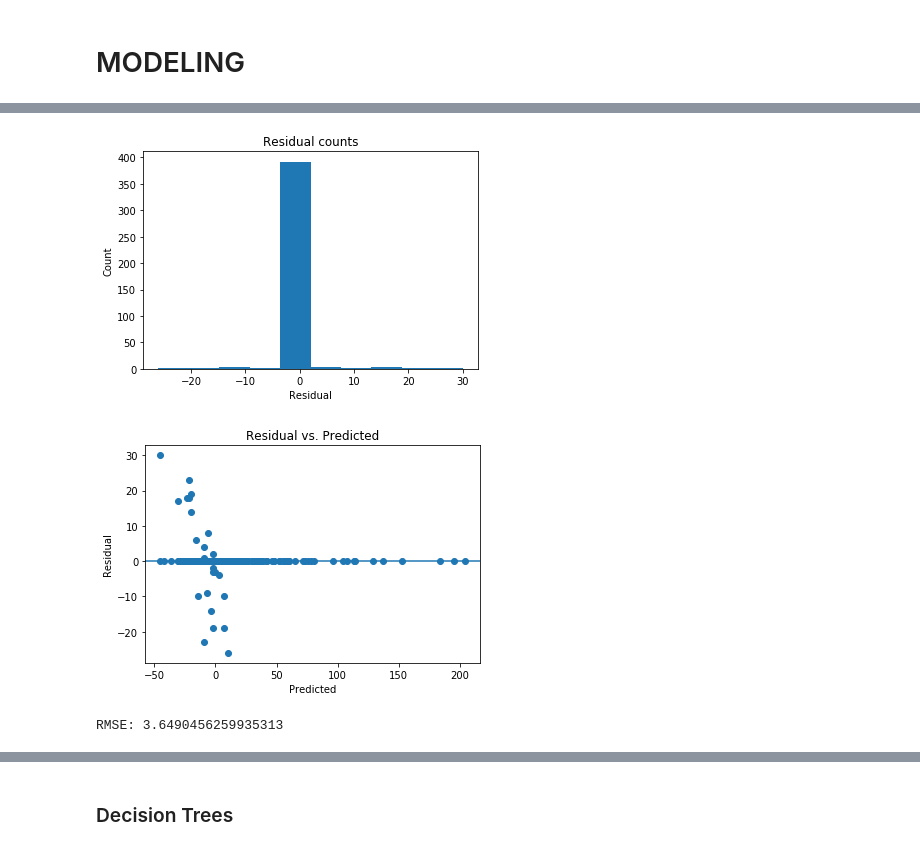
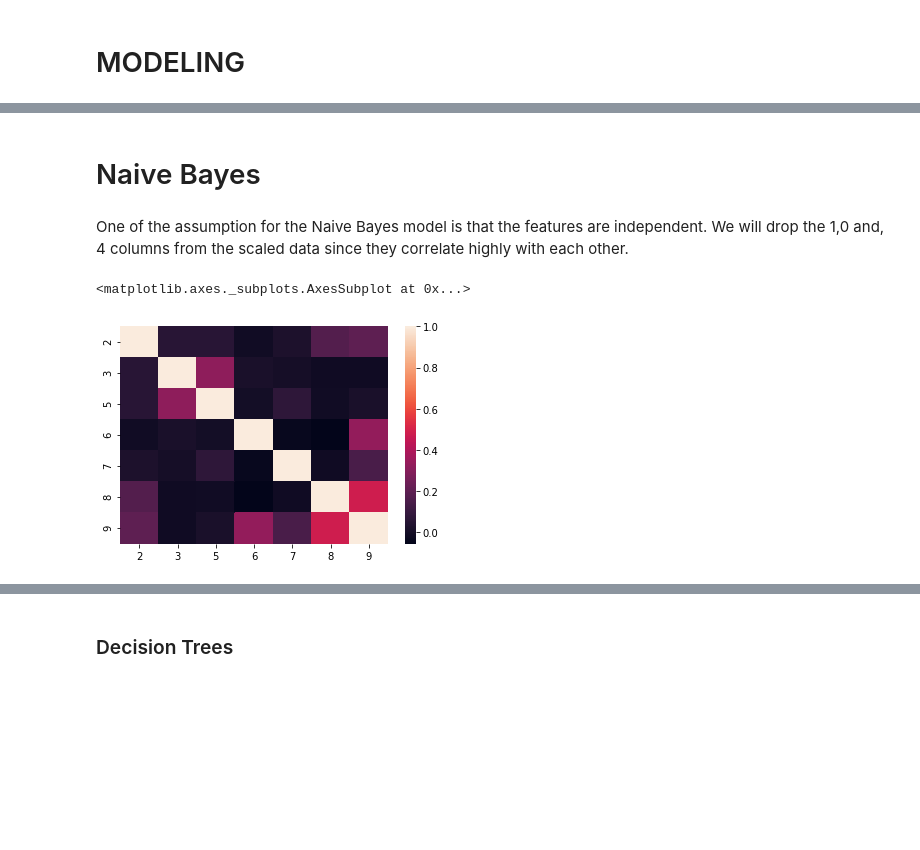
Before and after one commit to keith44/TF-Data_Science, a Jupyter notebook: Data_Science/Supervised learning/Airline Arrivals.ipynb, the cells around one changed output, grey strips where cells are left out. Saved outputs shown, nothing was run; the diff lists cells and outputs as text; code cells hidden in the pictures; blank space fills up the shorter version.

```diff
--- a/Data_Science/Supervised learning/Airline Arrivals.ipynb
+++ b/Data_Science/Supervised learning/Airline Arrivals.ipynb
@@ -421,8 +413,6 @@ Mean Delays per Month
 | November | 2.015858 | 0.269207 | 2.944495 | 2.166088 | 0.007890 | 2.949760 |
 | October | 0.415495 | 0.190360 | 2.081607 | 2.074106 | 0.009573 | 1.996816 |
 | September | 0.697733 | 0.296133 | 2.028964 | 2.298215 | 0.009095 | 2.220521 |
-# %%
-arrivals = arrivals.sample(frac=.0003)
 # %%
 arrivals[arrivals.Late_arrivals==1].groupby(arrivals.date.dt.strftime('%B'))['ArrDelay','LateAircraftDelay','CarrierDelay',
                                                         'DepDelay','WeatherDelay','NASDelay','SecurityDelay'].mean().sort_values(by='ArrDelay',ascending=False).plot(kind='bar',figsize=(12,6))
@@ -597,0 +590,7 @@ X_test = scaler.transform(x_test_selected)
+# %%
+ # Create balanced classes for the training set
+import imblearn
+from imblearn.over_sampling import RandomOverSampler
+
+ros = RandomOverSampler(random_state=20)
+X_train, y_train = ros.fit_sample(X_train, y_train)
@@ -677,20 +604,0 @@ print(grid.best_score_ )
-# %%
-# Instantiate and fit our model.
-
-regr = linear_model.LinearRegression(copy_X=True, normalize=True)
-regr.fit(X_train,y_train)
-
-
-print('With 20% Holdout: ' + str(regr.fit(X_train, y_train).score(X_test, y_test)))
-print('Testing on Sample: ' + str(regr.fit( X_test , y_test).score(X_test, y_test)))
-print()
-from sklearn.model_selection import cross_val_score
-print(cross_val_score(regr, X_test, y_test, cv=10))
-
-
-
-# Inspect the results.
-print('\nCoefficients: \n', regr.coef_)
-print('\nIntercept: \n', regr.intercept_)
-print('\nR-squared:')
-print(regr.score(X_test, y_test))
@@ -742,6 +604,0 @@ RMSE: 2.0644288348633055
-# %%
-# PCA
-pca = PCA(n_components=4)
-pca.fit(X_train)
-pca_data = pca.fit_transform(X_train)
-pca_test = pca.transform(X_test)
@@ -854,26 +605,9 @@ Testing on Sample: 0.9854147327710937
-# %%
-predicted = knn.predict(X_test)
-actual = y_test
-# Calculate the error
-residual = actual - predicted
-
-
-plt.hist(residual)
-plt.title('Residual counts')
-plt.xlabel('Residual')
-plt.ylabel('Count')
-plt.show()
-
-
-
-plt.scatter(predicted, residual)
-plt.xlabel('Predicted')
-plt.ylabel('Residual')
-plt.axhline(y=0)
-plt.title('Residual vs. Predicted')
-plt.show()
-print ('RMSE:',(((predicted - actual) ** 2).mean() ** .5) )
-# %% [output]
-[figure, removed]
-[figure, removed]
-RMSE: 3.6490456259935313
+# %% [markdown]
+# Naive Bayes
+# %% [markdown]
+One of the assumption for the Naive Bayes model is that the features are independent. We will drop the 1,0 and, 4 columns from the scaled data since they correlate highly with each other.
+# %%
+sns.heatmap(pd.DataFrame(X_train).drop([1,0,4],1).corr())
+# %% [output]
+<matplotlib.axes._subplots.AxesSubplot at 0x...>
+[figure, added]
```
Also changed, not shown: parts of 66 cells of this notebook, 7 other files.
